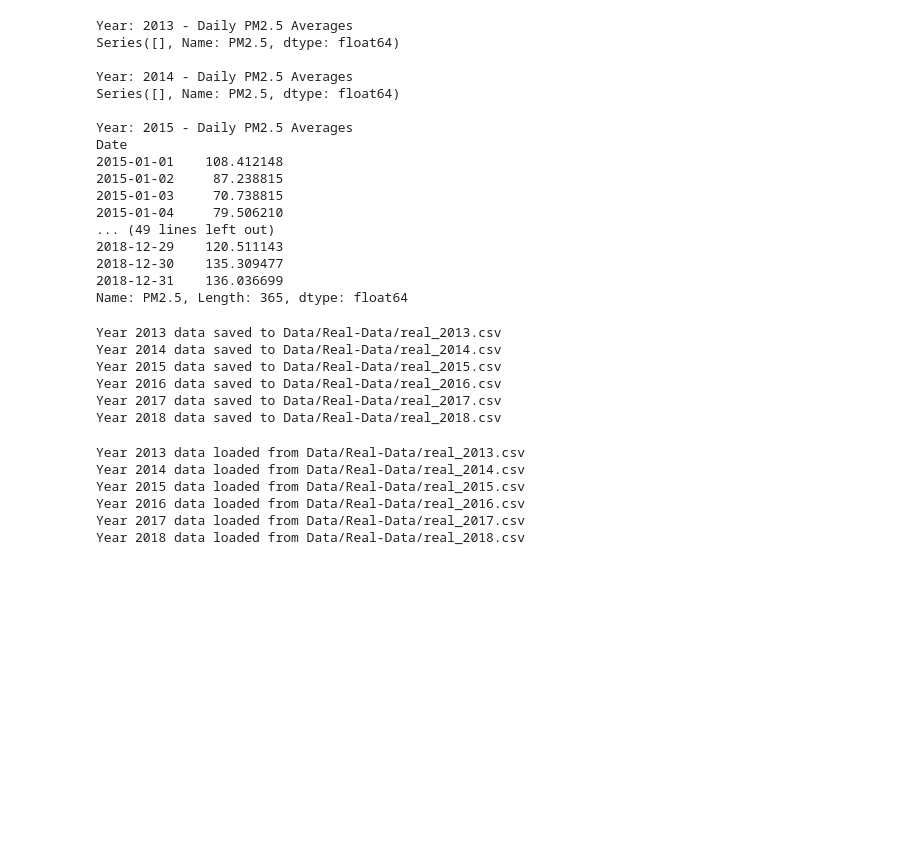
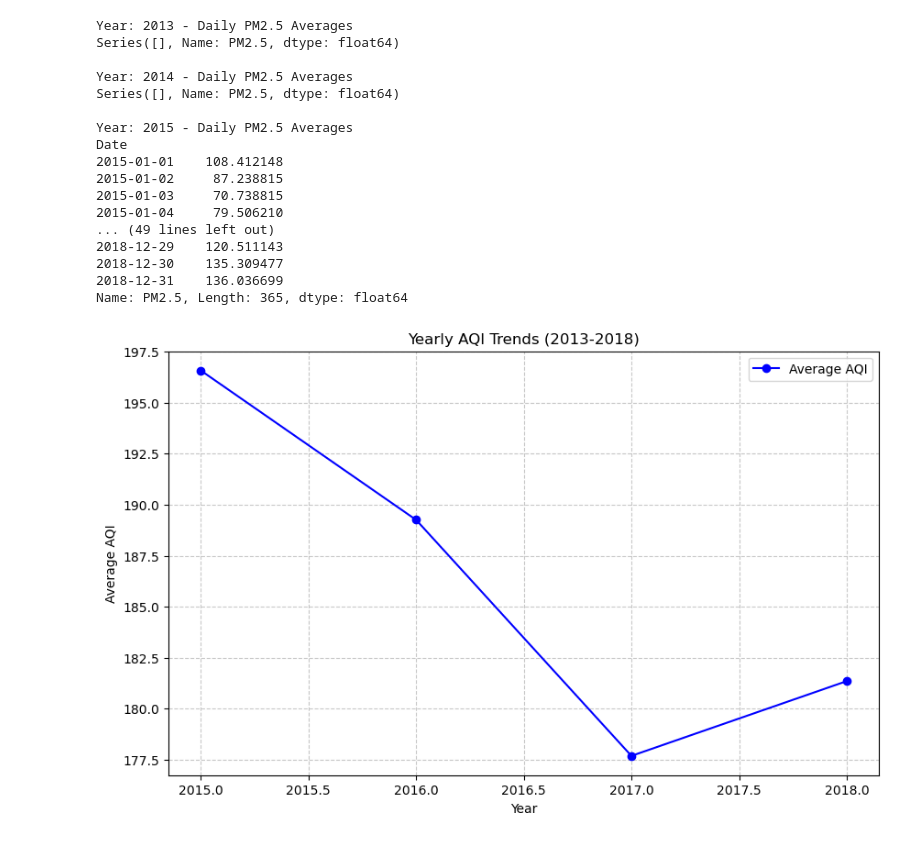
Before and after one commit to anusreepi/air-quality, a Jupyter notebook: air.ipynb, the cells around one changed output. Saved outputs shown, nothing was run; the diff lists cells and outputs as text; code cells hidden in the pictures; blank space fills up the shorter version.

```diff
--- a/air.ipynb
+++ b/air.ipynb
@@ -252,45 +252,34 @@ Date
 2018-12-30    135.309477
 2018-12-31    136.036699
 Name: PM2.5, Length: 365, dtype: float64
-# %%
-# Save yearly data to CSV files
-import os
-def save_yearly_data_to_csv(df, start_year, end_year, output_dir):
-    os.makedirs(output_dir, exist_ok=True)
-    for year in range(start_year, end_year + 1):
-        year_data = df[df['Year'] == year]
-        output_path = os.path.join(output_dir, f"real_{year}.csv")
-        year_data.to_csv(output_path, index=False)
-        print(f"Year {year} data saved to {output_path}")
-# Save yearly data to files
-output_directory = "Data/Real-Data"
-save_yearly_data_to_csv(data, 2013, 2018, output_directory)
-# %% [output]
-Year 2013 data saved to Data/Real-Data/real_2013.csv
-Year 2014 data saved to Data/Real-Data/real_2014.csv
-Year 2015 data saved to Data/Real-Data/real_2015.csv
-Year 2016 data saved to Data/Real-Data/real_2016.csv
-Year 2017 data saved to Data/Real-Data/real_2017.csv
-Year 2018 data saved to Data/Real-Data/real_2018.csv
-# %%
-# Function to load yearly data and combine it into a list
-def load_and_combine_yearly_data(input_dir, start_year, end_year):
-    combined_data = []
-    for year in range(start_year, end_year + 1):
-        file_path = os.path.join(input_dir, f"real_{year}.csv")
-        if os.path.exists(file_path):
-            year_data = pd.read_csv(file_path)
-            combined_data.append(year_data)
-            print(f"Year {year} data loaded from {file_path}")
-        else:
-            print(f"Year {year} data not found at {file_path}")
-    return combined_data
-# Load and combine yearly data
-combined_yearly_data = load_and_combine_yearly_data(output_directory, 2013, 2018)
-# %% [output]
-Year 2013 data loaded from Data/Real-Data/real_2013.csv
-Year 2014 data loaded from Data/Real-Data/real_2014.csv
-Year 2015 data loaded from Data/Real-Data/real_2015.csv
-Year 2016 data loaded from Data/Real-Data/real_2016.csv
-Year 2017 data loaded from Data/Real-Data/real_2017.csv
-Year 2018 data loaded from Data/Real-Data/real_2018.csv
+# %%
+# Function to calculate yearly average AQI
+def calculate_yearly_avg_aqi(df, start_year, end_year):
+    yearly_avg_aqi = {}
+    for year in range(start_year, end_year + 1):
+        year_data = df[df['Year'] == year]
+        yearly_avg_aqi[year] = year_data.groupby('Date')['AQI'].mean().mean()
+    return yearly_avg_aqi
+# %%
+# Plot AQI trends over the years
+import matplotlib.pyplot as plt
+def plot_yearly_aqi_trends(yearly_avg_aqi):
+    years = list(yearly_avg_aqi.keys())
+    avg_aqi_values = list(yearly_avg_aqi.values())
+
+    plt.figure(figsize=(10, 6))
+    plt.plot(years, avg_aqi_values, marker='o', linestyle='-', color='b', label='Average AQI')
+    plt.title("Yearly AQI Trends (2013-2018)")
+    plt.xlabel("Year")
+    plt.ylabel("Average AQI")
+    plt.grid(True, linestyle='--', alpha=0.7)
+    plt.legend()
+    plt.show()
+
+# Calculate yearly average AQI
+yearly_avg_aqi = calculate_yearly_avg_aqi(data, 2013, 2018)
+
+# Plot the AQI trends
+plot_yearly_aqi_trends(yearly_avg_aqi)
+# %% [output]
+[figure, added]
```
Also changed, not shown: parts of 1 cell of this notebook.
